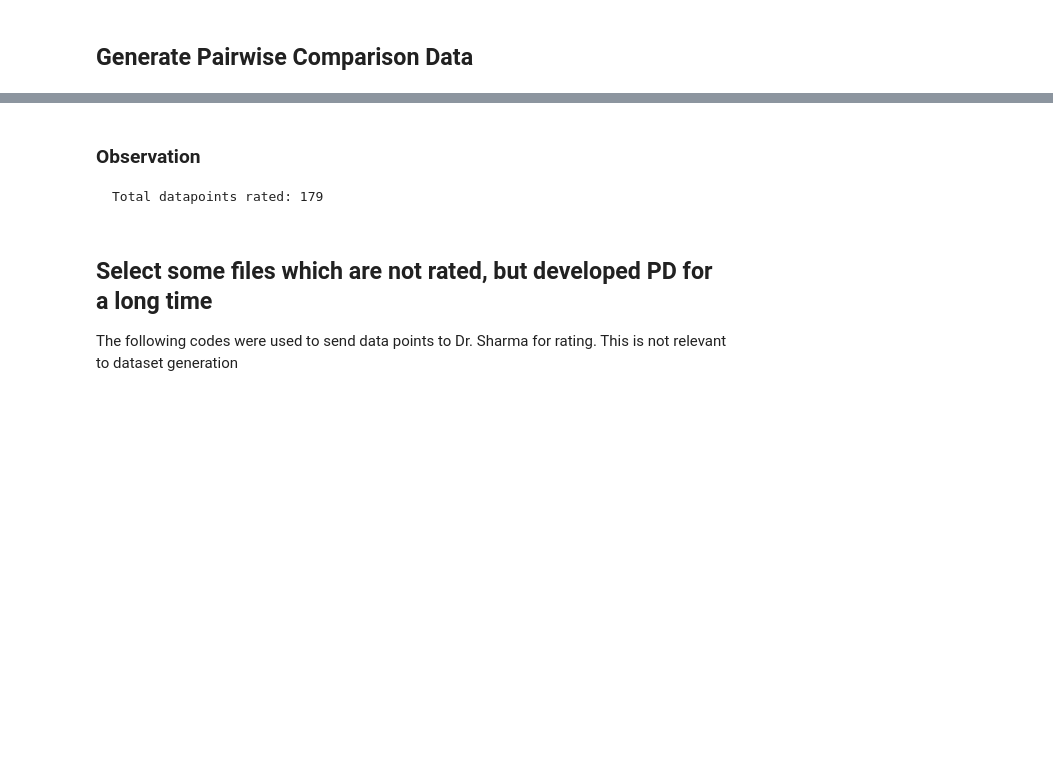
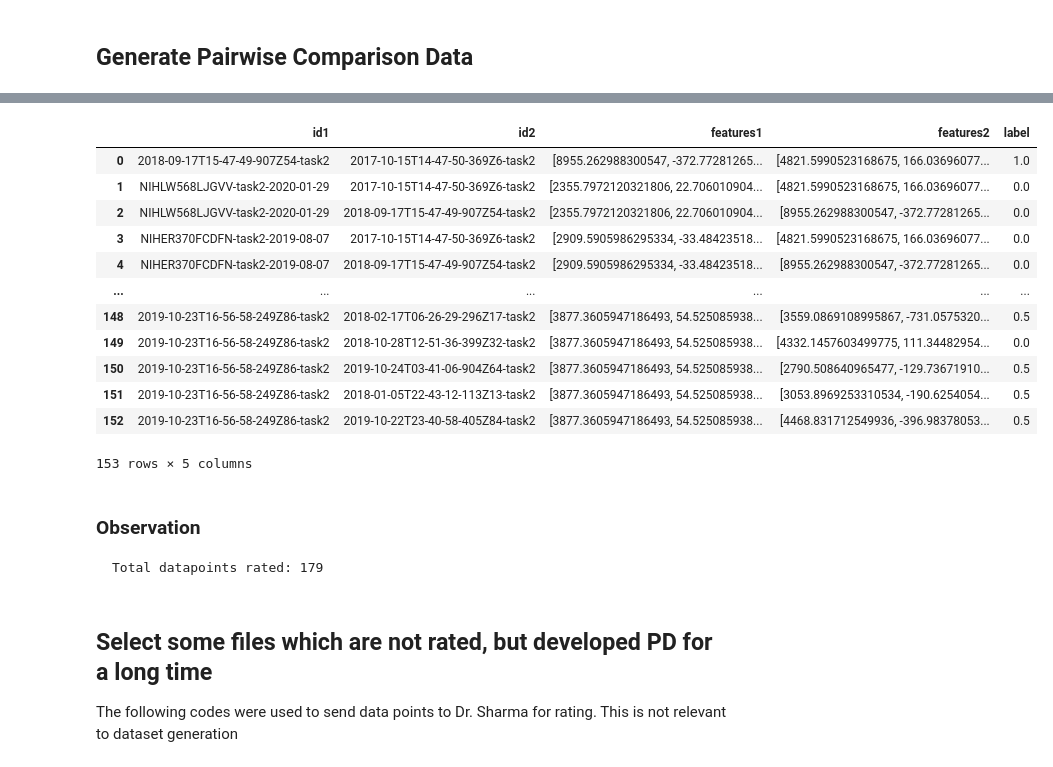
Before and after one commit to saiful1105020/park_motor, a Jupyter notebook: ML Models/RankingDatasetExploration.ipynb, the cells around one changed output, grey strips where cells are left out. Drawn from its saved outputs; the diff is of its cells as text; code cells hidden in the pictures; blank space fills up the shorter version.

```diff
--- a/ML Models/RankingDatasetExploration.ipynb
+++ b/ML Models/RankingDatasetExploration.ipynb
@@ -396,3 +463,19 @@ pairwise_dataset
+# %%
+dataset["test"]
+# %% [output]
+|  | id1 | id2 | features1 | features2 | label |
+| 0 | 2018-09-17T15-47-49-907Z54-task2 | 2017-10-15T14-47-50-369Z6-task2 | [8955.262988300547, -372.77281265... | [4821.5990523168675, 166.03696077... | 1.0 |
+| 1 | NIHLW568LJGVV-task2-2020-01-29 | 2017-10-15T14-47-50-369Z6-task2 | [2355.7972120321806, 22.706010904... | [4821.5990523168675, 166.03696077... | 0.0 |
+| 2 | NIHLW568LJGVV-task2-2020-01-29 | 2018-09-17T15-47-49-907Z54-task2 | [2355.7972120321806, 22.706010904... | [8955.262988300547, -372.77281265... | 0.0 |
+| 3 | NIHER370FCDFN-task2-2019-08-07 | 2017-10-15T14-47-50-369Z6-task2 | [2909.5905986295334, -33.48423518... | [4821.5990523168675, 166.03696077... | 0.0 |
+| 4 | NIHER370FCDFN-task2-2019-08-07 | 2018-09-17T15-47-49-907Z54-task2 | [2909.5905986295334, -33.48423518... | [8955.262988300547, -372.77281265... | 0.0 |
+| ... | ... | ... | ... | ... | ... |
+| 148 | 2019-10-23T16-56-58-249Z86-task2 | 2018-02-17T06-26-29-296Z17-task2 | [3877.3605947186493, 54.525085938... | [3559.0869108995867, -731.0575320... | 0.5 |
+| 149 | 2019-10-23T16-56-58-249Z86-task2 | 2018-10-28T12-51-36-399Z32-task2 | [3877.3605947186493, 54.525085938... | [4332.1457603499775, 111.34482954... | 0.0 |
+| 150 | 2019-10-23T16-56-58-249Z86-task2 | 2019-10-24T03-41-06-904Z64-task2 | [3877.3605947186493, 54.525085938... | [2790.508640965477, -129.73671910... | 0.5 |
+| 151 | 2019-10-23T16-56-58-249Z86-task2 | 2018-01-05T22-43-12-113Z13-task2 | [3877.3605947186493, 54.525085938... | [3053.8969253310534, -190.6254054... | 0.5 |
+| 152 | 2019-10-23T16-56-58-249Z86-task2 | 2019-10-22T23-40-58-405Z84-task2 | [3877.3605947186493, 54.525085938... | [4468.831712549936, -396.98378053... | 0.5 |
+153 rows × 5 columns
 # %% [markdown]
 ### Observation
     Total datapoints rated: 179
```
Also changed, not shown: parts of 13 cells of this notebook, 10 other files.
